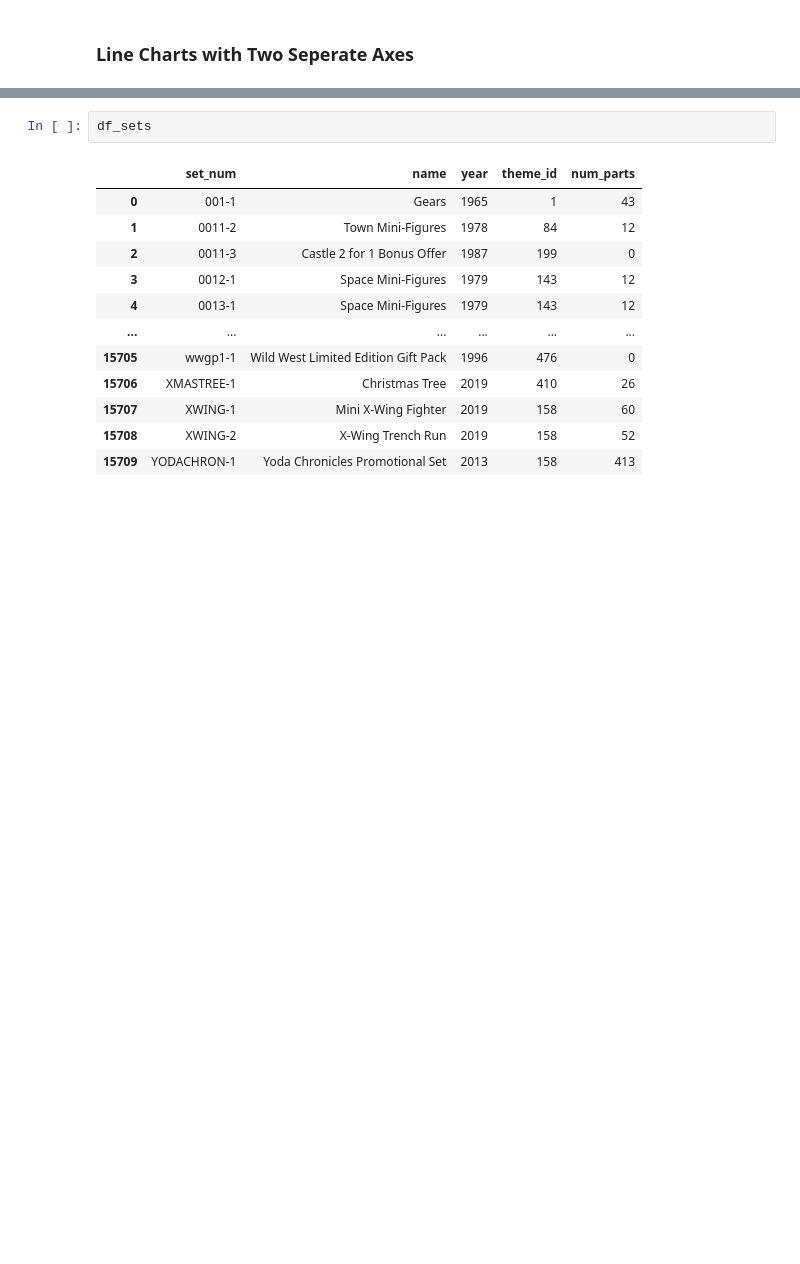
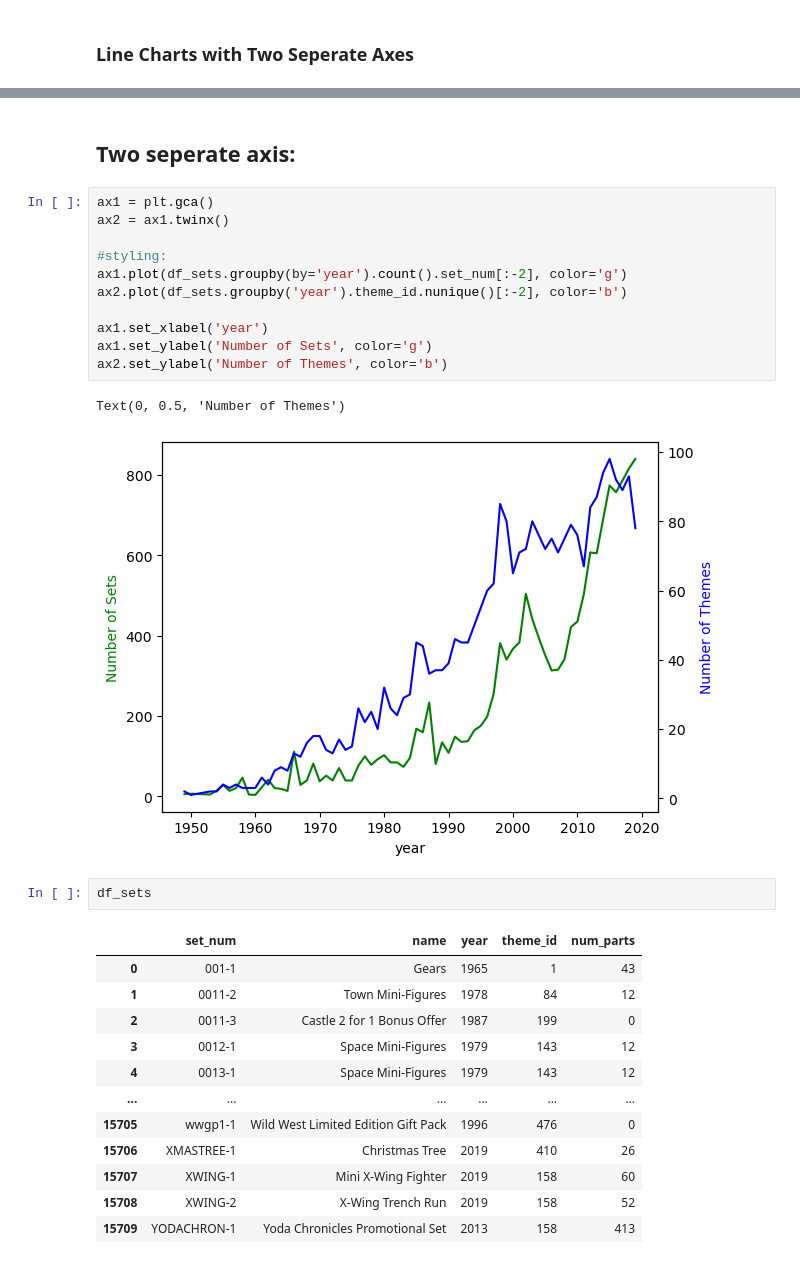
Before and after one commit to Dorcatz123/LEGO-dataset-analysis-using-pandas-and-matplotlib, a Jupyter notebook: Lego_Analysis_for_Course_(start).ipynb, the cells around one changed output, grey strips where cells are left out. Drawn from its saved outputs; the diff is of its cells as text; blank space fills up the shorter version.

```diff
--- a/Lego_Analysis_for_Course_(start).ipynb
+++ b/Lego_Analysis_for_Course_(start).ipynb
@@ -234,3 +253,19 @@ Text(0.5, 1.0, 'Number of unique themes per year')
+# %% [markdown]
+## **Two seperate axis:**
+# %%
+ax1 = plt.gca()
+ax2 = ax1.twinx()
+
+#styling:
+ax1.plot(df_sets.groupby(by='year').count().set_num[:-2], color='g')
+ax2.plot(df_sets.groupby('year').theme_id.nunique()[:-2], color='b')
+
+ax1.set_xlabel('year')
+ax1.set_ylabel('Number of Sets', color='g')
+ax2.set_ylabel('Number of Themes', color='b')
+# %% [output]
+Text(0, 0.5, 'Number of Themes')
+[figure, added]
 # %%
 df_sets
 # %% [output]
```
Also changed, not shown: parts of 9 cells of this notebook.
